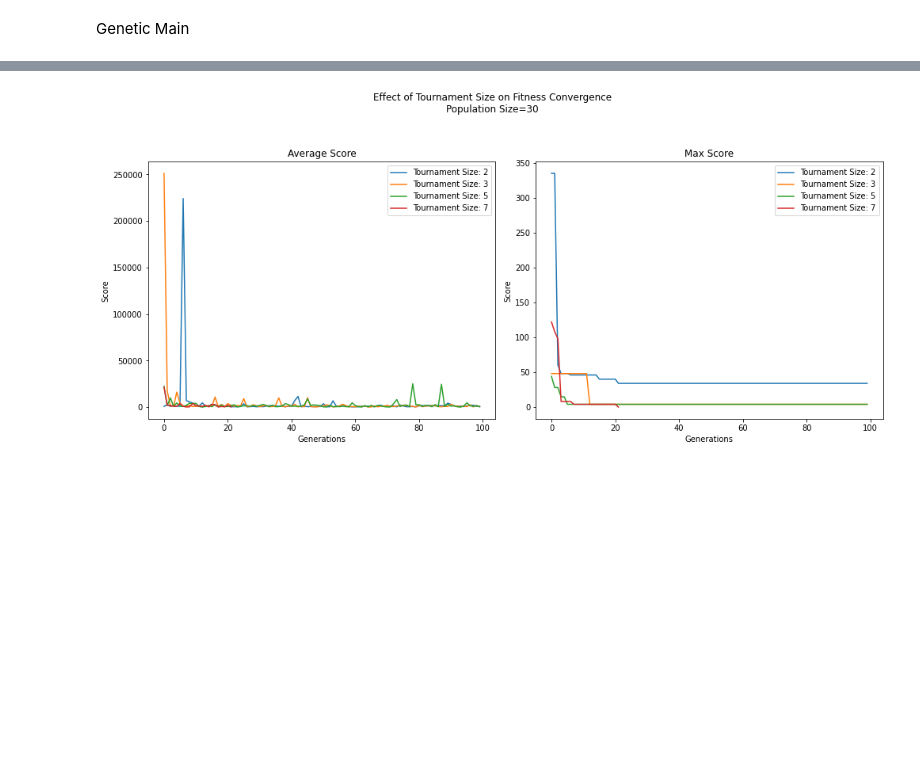
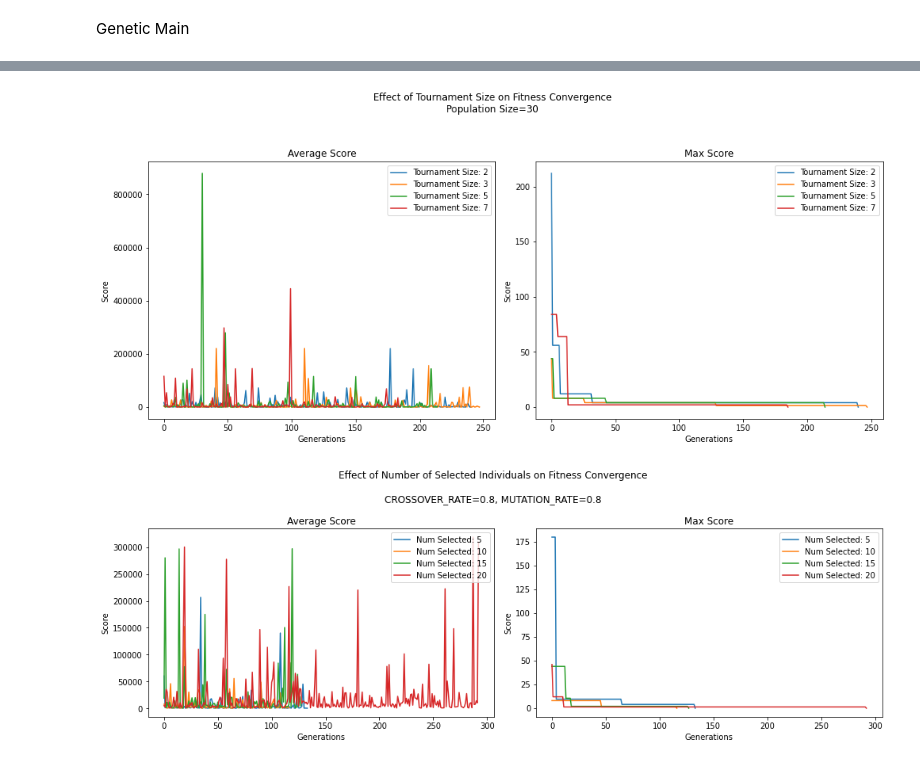
Before and after one commit to RubenGonV/SimP1, a Jupyter notebook: P2/genetic_main.ipynb, the cells around one changed output, grey strips where cells are left out. Drawn from its saved outputs; the diff is of its cells as text; code cells hidden in the pictures; blank space fills up the shorter version.

```diff
--- a/P2/genetic_main.ipynb
+++ b/P2/genetic_main.ipynb
@@ -402,7 +446,8 @@ def run_tournament_experiments():
     for k_torneo in tournament_sizes:
 
         # Ejecutar el solver y obtener los historiales de fitness
-        _, _, best_fitness_history, average_fitness_history = genetic_main(lista_numeros, objetivo, operadores, n_inicial, k_torneo, n_epocas, prob_cruce, prob_mutacion, see_last_pop=False)
+        _, _, best_fitness_history, average_fitness_history = genetic_main(lista_numeros, objetivo, operadores, n_inicial, k_torneo,
+                                  n_epocas, prob_cruce, prob_mutacion, num_seleccionados, see_last_pop=False)
 
         # Rango de generaciones en el historial
         generations_range = range(len(best_fitness_history))
@@ -430,11 +475,51 @@ def run_tournament_experiments():
 # Configuración de tamaños de torneo para evaluar
 tournament_sizes = [2, 3, 5, 7]   # Diferentes tamaños de torneo para evaluación
 n_inicial = 30
-n_epocas = 100
+n_epocas = 1000
 prob_cruce = 0.8
-prob_mutacion = 0.1
+prob_mutacion = 0.8
 
 # Ejecutar los experimentos
 run_tournament_experiments()
 # %% [output]
-[figure, old version]
+[figure, new version]
+# %%
+def seleccion_experiments():
+    fig, axs = plt.subplots(1, 2, figsize=(14, 5))
+
+    for num_seleccionados in seleccion_sizes:
+
+        # Ejecutar el solver y obtener los historiales de fitness
+        _, _, best_fitness_history, average_fitness_history = genetic_main(lista_numeros, objetivo, operadores, n_inicial, k_torneo,
+                                                                           n_epocas, prob_cruce, prob_mutacion, num_seleccionados, see_last_pop=False)
+
+        # Rango de generaciones en el historial
+        generations_range = range(len(best_fitness_history))
+
+        # Gráfico del "Average Score" para cada tamaño de selección
+        axs[0].plot(generations_range, average_fitness_history, label=f"Num Selected: {num_seleccionados}")
+        axs[0].set_title("Average Score")
+        axs[0].set_xlabel("Generations")
+        axs[0].set_ylabel("Score")
+
+        # Gráfico del "Max Score" (mejor fitness) para cada tamaño de selección
+        axs[1].plot(generations_range, best_fitness_history, label=f"Num Selected: {num_seleccionados}")
+        axs[1].set_title("Max Score")
+        axs[1].set_xlabel("Generations")
+        axs[1].set_ylabel("Score")
+
+    # Ajustes finales de título y leyenda
+    plt.suptitle(f"Effect of Number of Selected Individuals on Fitness Convergence\n\nCROSSOVER_RATE={prob_cruce}, MUTATION_RATE={prob_mutacion}")
+    axs[0].legend(loc="upper right")
+    axs[1].legend(loc="upper right")
+    plt.tight_layout()
+    plt.show()
+
+
+# Configuración del número de seleccionados para evaluar
+seleccion_sizes = [5, 10, 15, 20]  # Diferentes números de seleccionados por generación
+
+# Ejecutar los experimentos
+seleccion_experiments()
+# %% [output]
+[figure, added]
```
Also changed, not shown: parts of 10 cells of this notebook.
